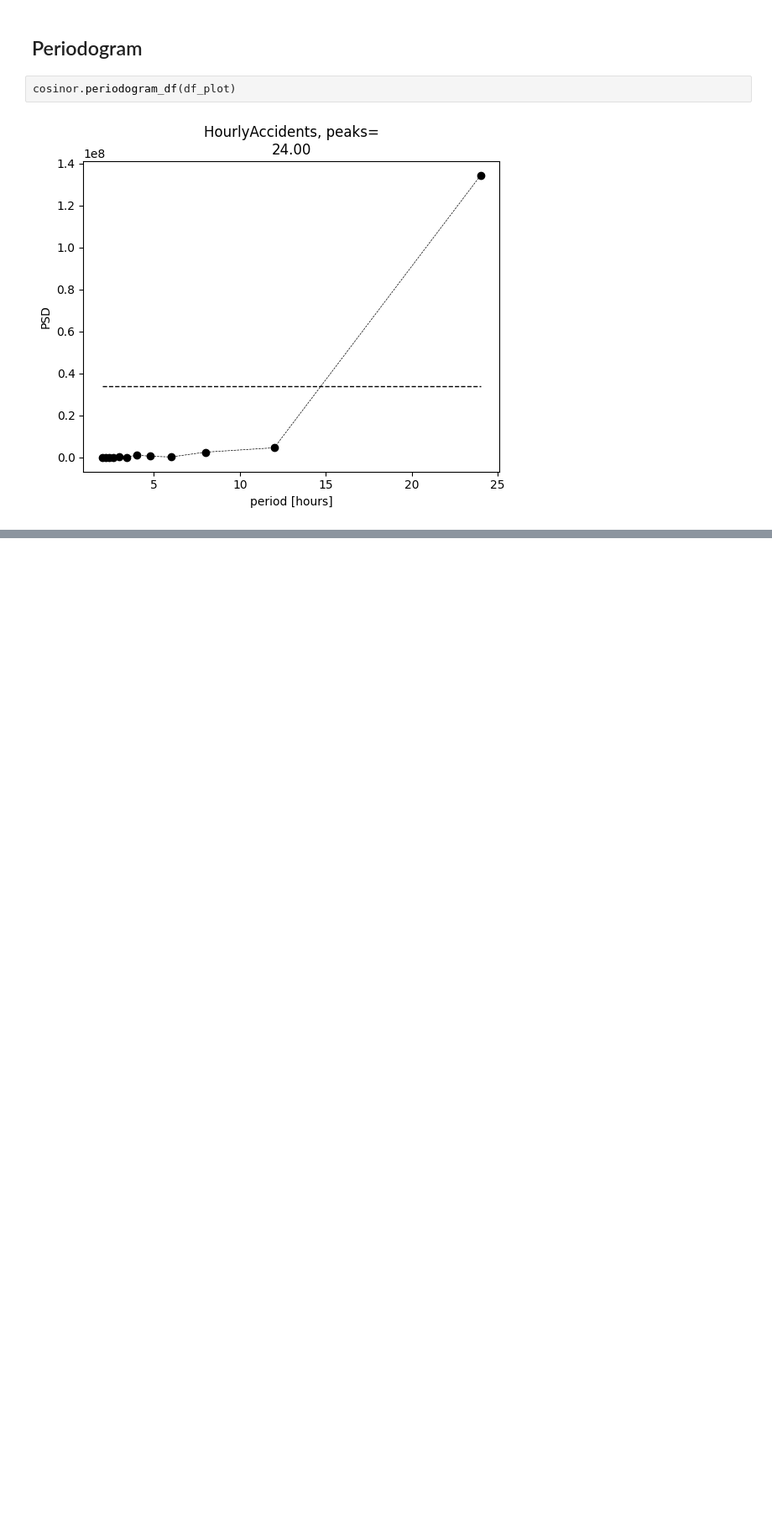
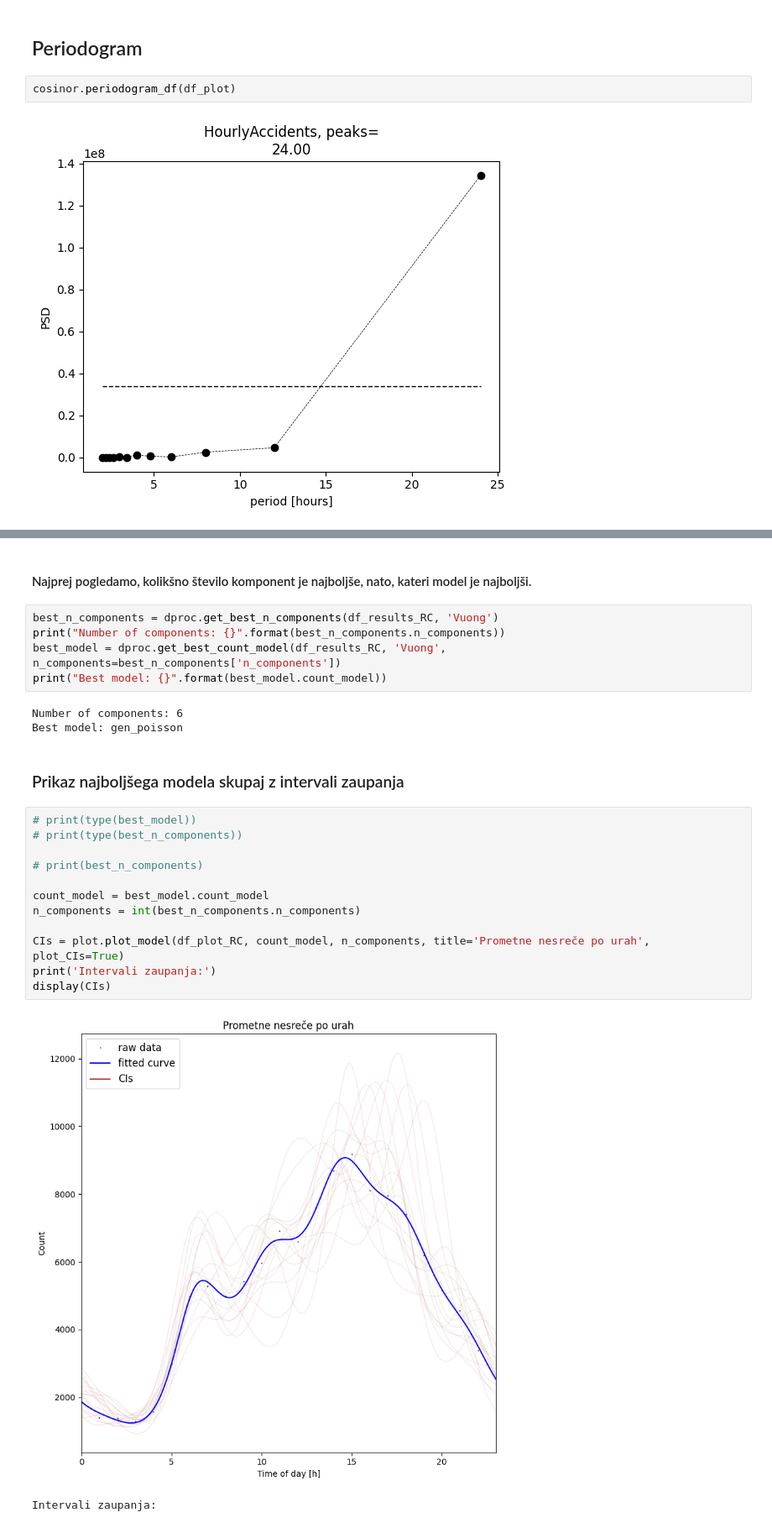
Before and after one commit to hanaskitek/diplomska-git, a Jupyter notebook: 05_kosinor_cez_dan.ipynb, the cells around one changed output, grey strips where cells are left out. Shown at 84% size. Drawn from its saved outputs; the diff is of its cells as text; blank space fills up the shorter version.

```diff
--- a/05_kosinor_cez_dan.ipynb
+++ b/05_kosinor_cez_dan.ipynb
@@ -85,0 +127,27 @@ cosinor.plot_df_models(df_plot, df_best_model)
+# %% [markdown]
+#### Najprej pogledamo, kolikšno število komponent je najboljše, nato, kateri model je najboljši.
+# %%
+best_n_components = dproc.get_best_n_components(df_results_RC, 'Vuong')
+print("Number of components: {}".format(best_n_components.n_components))
+best_model = dproc.get_best_count_model(df_results_RC, 'Vuong', n_components=best_n_components['n_components'])
+print("Best model: {}".format(best_model.count_model))
+# %% [output]
+Number of components: 6
+Best model: gen_poisson
+# %% [markdown]
+### Prikaz najboljšega modela skupaj z intervali zaupanja
+# %%
+# print(type(best_model))
+# print(type(best_n_components))
+
+# print(best_n_components)
+
+count_model = best_model.count_model
+n_components = int(best_n_components.n_components)
+
+CIs = plot.plot_model(df_plot_RC, count_model, n_components, title='Prometne nesreče po urah', plot_CIs=True)
+print('Intervali zaupanja:')
+display(CIs)
+# %% [output]
+[figure, added]
+Intervali zaupanja:
```
Also changed, not shown: parts of 19 cells of this notebook, 5 other files.
